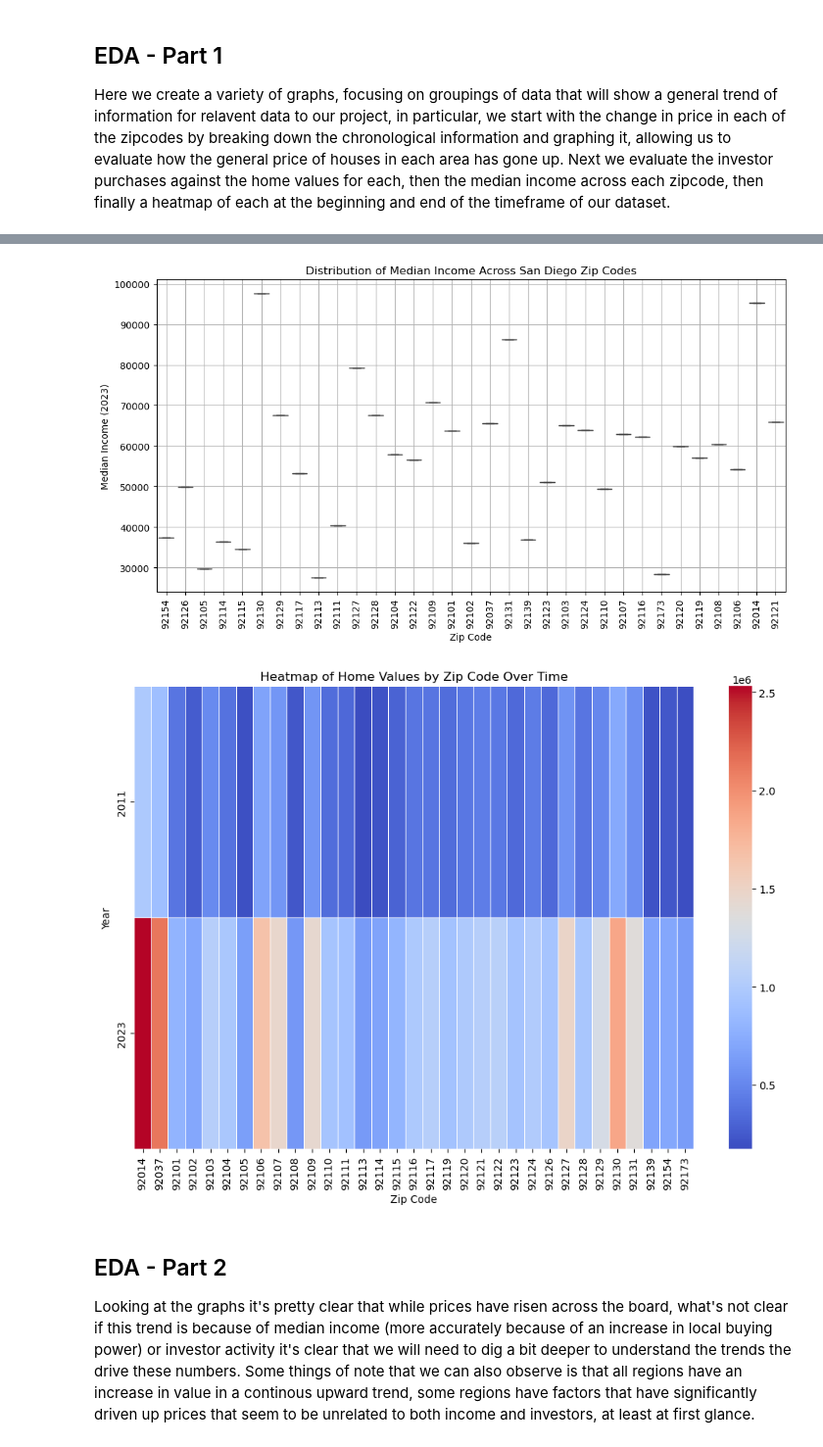
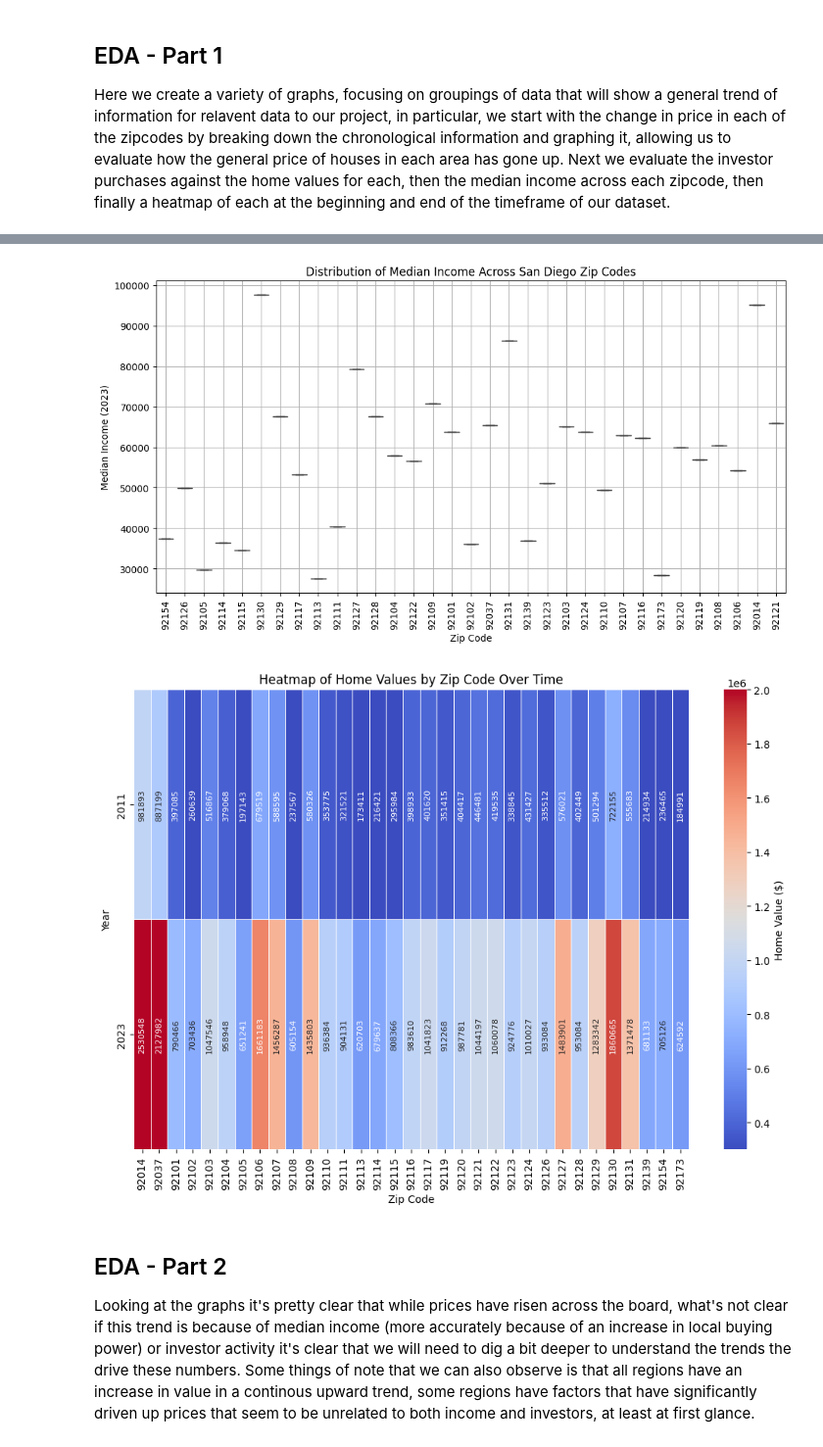
Before and after one commit to rangelrichard/investor_impact, a Jupyter notebook: FinalProject_Group171_WI25.ipynb, the cells around one changed output, grey strips where cells are left out. Shown at 98% size. Saved outputs shown, nothing was run; the diff lists cells and outputs as text; code cells hidden in the pictures.

Commit message:
heat graph upgrade

```diff
--- a/FinalProject_Group171_WI25.ipynb
+++ b/FinalProject_Group171_WI25.ipynb
@@ -363,36 +363,36 @@ plt.show()
 # Visualization 2: Investor Purchases vs. Home Values
 plt.figure(figsize=(10, 6))
 sns.scatterplot(data=plot_df, x="Investor Purchases", y="Home_Value", hue="RegionName", alpha=0.7)
 plt.xlabel("Investor Purchases")
 plt.ylabel("Average Home Value")
 plt.title("Investor Purchases vs. Home Values in San Diego")
 plt.legend(title="Zip Code", bbox_to_anchor=(1.05, 1), loc='upper left')
 plt.grid(True)
 plt.show()
 
 # Visualization 3: Distribution of Median Income
 plt.figure(figsize=(12, 6))
 sns.boxplot(data=merged_df, x="RegionName", y="Median_Income_2023")
 plt.xticks(rotation=90)
 plt.xlabel("Zip Code")
 plt.ylabel("Median Income (2023)")
 plt.title("Distribution of Median Income Across San Diego Zip Codes")
 plt.grid(True)
 plt.show()
 
 # Visualization 4: Heatmap of Home Values Over Time
 pivot_df = grouped_df.pivot(index="Year", columns="RegionName", values="Home_Value")
 plt.figure(figsize=(12, 8))
-sns.heatmap(pivot_df, cmap="coolwarm", linewidths=0.5)
+sns.heatmap(pivot_df, cmap="coolwarm", linewidths=0.5, annot=True, fmt=".0f", cbar_kws={'label': 'Home Value ($)'}, vmin=300000, vmax=2000000, annot_kws={"size": 8, "rotation": 90})
 plt.title("Heatmap of Home Values by Zip Code Over Time")
 plt.xlabel("Zip Code")
 plt.ylabel("Year")
 plt.show()
 # %% [output]
 [figure]
 [figure]
-[figure, old version]
+[figure, new version]
-[figure, old version]
+[figure, new version]
 # %% [markdown]
 ## EDA - Part 2
 
```
